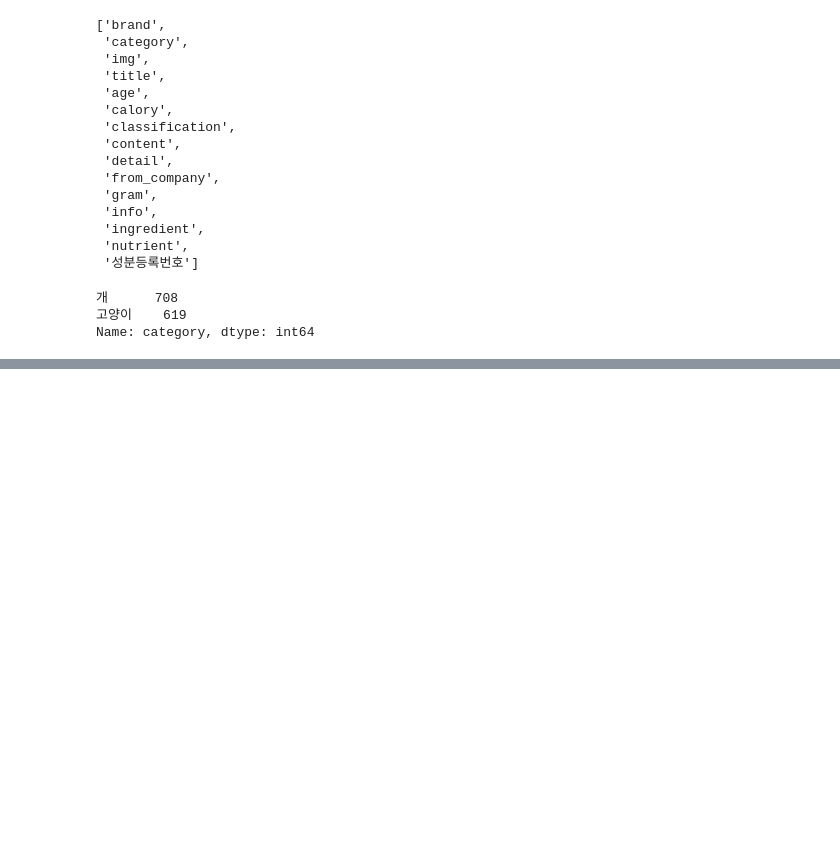
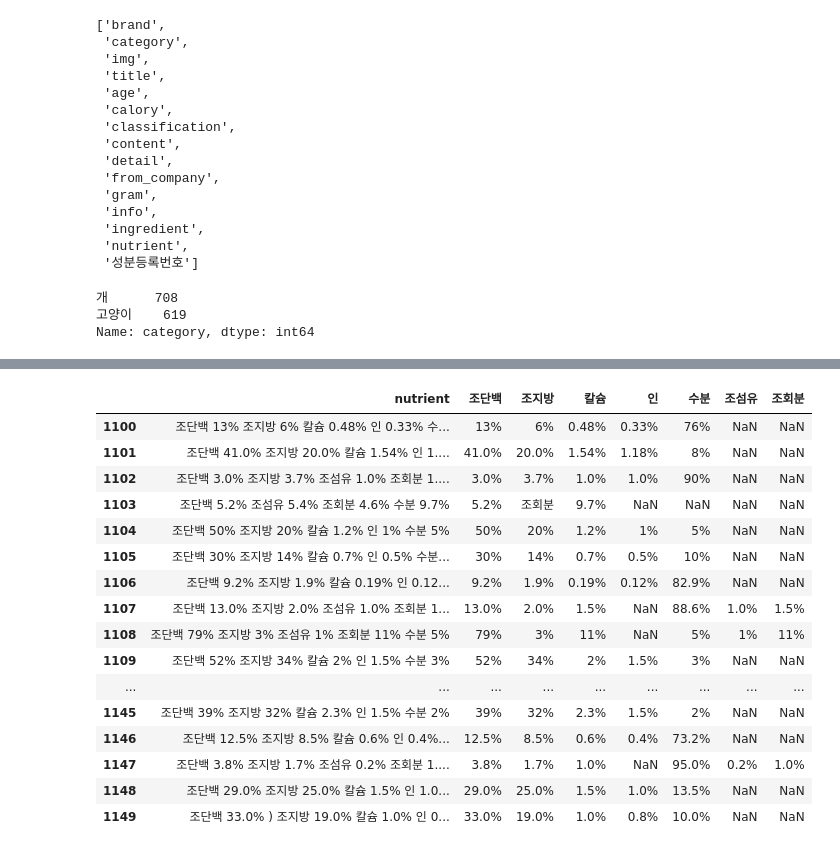
Before and after one commit to da-head0/myperfood, a Jupyter notebook: Petfood_전처리.ipynb, the cells around one changed output, grey strips where cells are left out. Saved outputs shown, nothing was run; the diff lists cells and outputs as text; code cells hidden in the pictures; blank space fills up the shorter version.

```diff
--- a/Petfood_전처리.ipynb
+++ b/Petfood_전처리.ipynb
@@ -149,0 +355,4 @@ dfx
+# %%
+import pandas as pd
+df2 = pd.read_csv('/content/drive/MyDrive/dataset/nutrient.csv')
+df2
@@ -149,0 +373,20 @@ dfx
+# %%
+df2[1100:1150]
+# %% [output]
+|  | nutrient | 조단백 | 조지방 | 칼슘 | 인 | 수분 | 조섬유 | 조회분 |
+| 1100 | 조단백 13% 조지방 6% 칼슘 0.48% 인 0.33% 수... | 13% | 6% | 0.48% | 0.33% | 76% | NaN | NaN |
+| 1101 | 조단백 41.0% 조지방 20.0% 칼슘 1.54% 인 1.... | 41.0% | 20.0% | 1.54% | 1.18% | 8% | NaN | NaN |
+| 1102 | 조단백 3.0% 조지방 3.7% 조섬유 1.0% 조회분 1.... | 3.0% | 3.7% | 1.0% | 1.0% | 90% | NaN | NaN |
+| 1103 | 조단백 5.2% 조섬유 5.4% 조회분 4.6% 수분 9.7% | 5.2% | 조회분 | 9.7% | NaN | NaN | NaN | NaN |
+| 1104 | 조단백 50% 조지방 20% 칼슘 1.2% 인 1% 수분 5% | 50% | 20% | 1.2% | 1% | 5% | NaN | NaN |
+| 1105 | 조단백 30% 조지방 14% 칼슘 0.7% 인 0.5% 수분... | 30% | 14% | 0.7% | 0.5% | 10% | NaN | NaN |
+| 1106 | 조단백 9.2% 조지방 1.9% 칼슘 0.19% 인 0.12... | 9.2% | 1.9% | 0.19% | 0.12% | 82.9% | NaN | NaN |
+| 1107 | 조단백 13.0% 조지방 2.0% 조섬유 1.0% 조회분 1... | 13.0% | 2.0% | 1.5% | NaN | 88.6% | 1.0% | 1.5% |
+| 1108 | 조단백 79% 조지방 3% 조섬유 1% 조회분 11% 수분 5% | 79% | 3% | 11% | NaN | 5% | 1% | 11% |
+| 1109 | 조단백 52% 조지방 34% 칼슘 2% 인 1.5% 수분 3% | 52% | 34% | 2% | 1.5% | 3% | NaN | NaN |
+| ... | ... | ... | ... | ... | ... | ... | ... | ... |
+| 1145 | 조단백 39% 조지방 32% 칼슘 2.3% 인 1.5% 수분 2% | 39% | 32% | 2.3% | 1.5% | 2% | NaN | NaN |
+| 1146 | 조단백 12.5% 조지방 8.5% 칼슘 0.6% 인 0.4%... | 12.5% | 8.5% | 0.6% | 0.4% | 73.2% | NaN | NaN |
+| 1147 | 조단백 3.8% 조지방 1.7% 조섬유 0.2% 조회분 1.... | 3.8% | 1.7% | 1.0% | NaN | 95.0% | 0.2% | 1.0% |
+| 1148 | 조단백 29.0% 조지방 25.0% 칼슘 1.5% 인 1.0... | 29.0% | 25.0% | 1.5% | 1.0% | 13.5% | NaN | NaN |
+| 1149 | 조단백 33.0% ) 조지방 19.0% 칼슘 1.0% 인 0... | 33.0% | 19.0% | 1.0% | 0.8% | 10.0% | NaN | NaN |
```
Also changed, not shown: parts of 26 cells of this notebook.
